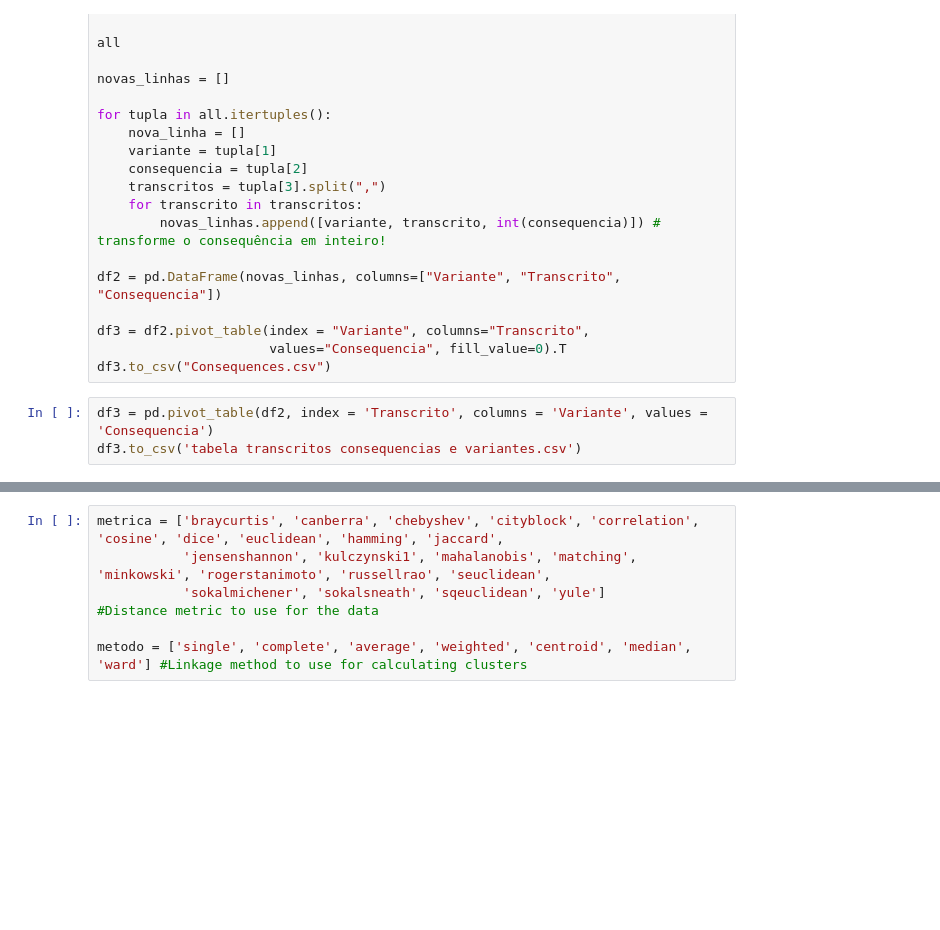
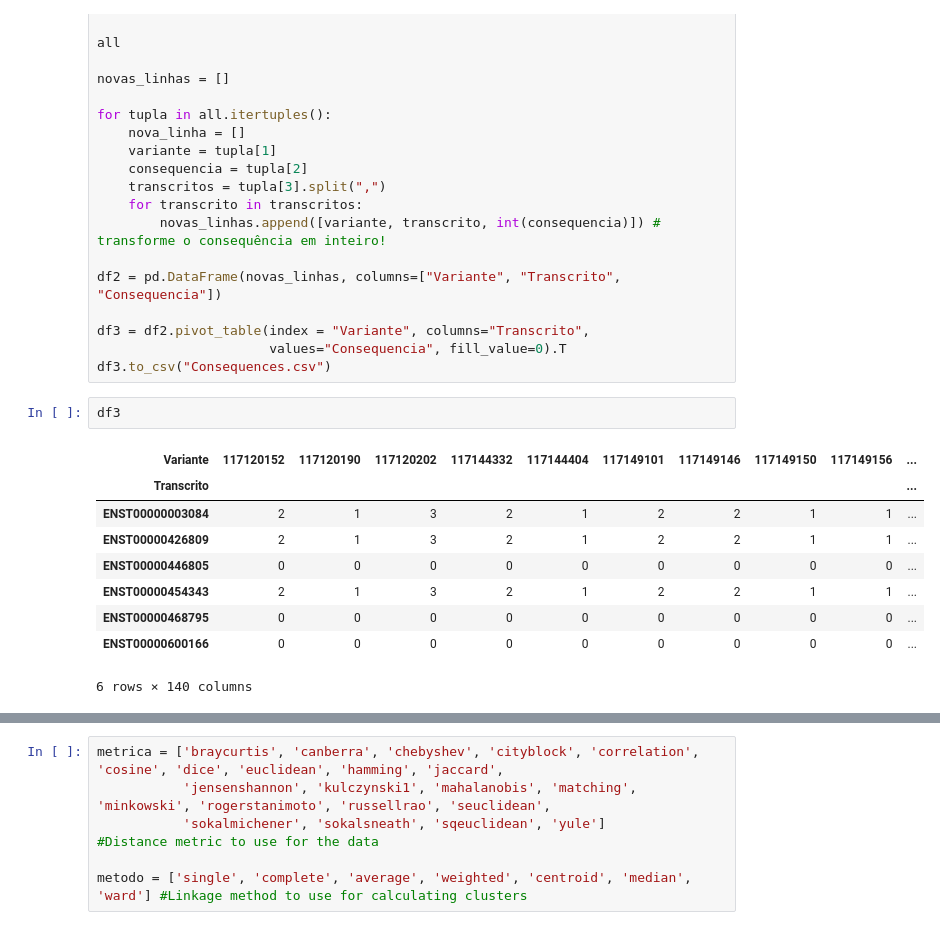
Before and after one commit to Rafaelca70x/estagio-bio-info-LGHM, a Jupyter notebook: tarefa1.ipynb, the cells around one changed output, grey strips where cells are left out. Saved outputs shown, nothing was run; the diff lists cells and outputs as text; blank space fills up the shorter version.

```diff
--- a/tarefa1.ipynb
+++ b/tarefa1.ipynb
@@ -53,9 +53,18 @@ df2 = pd.DataFrame(novas_linhas, columns=["Variante", "Transcrito", "Consequenci
 df3 = df2.pivot_table(index = "Variante", columns="Transcrito",
                       values="Consequencia", fill_value=0).T
 df3.to_csv("Consequences.csv")
-# %%
-df3 = pd.pivot_table(df2, index = 'Transcrito', columns = 'Variante', values = 'Consequencia')
-df3.to_csv('tabela transcritos consequencias e variantes.csv')
+# %%
+df3
+# %% [output]
+| Variante | 117120152 | 117120190 | 117120202 | 117144332 | 117144404 | 117149101 | 117149146 | 117149150 | 117149156 | ... |
+| Transcrito |  |  |  |  |  |  |  |  |  | ... |
+| ENST00000003084 | 2 | 1 | 3 | 2 | 1 | 2 | 2 | 1 | 1 | ... |
+| ENST00000426809 | 2 | 1 | 3 | 2 | 1 | 2 | 2 | 1 | 1 | ... |
+| ENST00000446805 | 0 | 0 | 0 | 0 | 0 | 0 | 0 | 0 | 0 | ... |
+| ENST00000454343 | 2 | 1 | 3 | 2 | 1 | 2 | 2 | 1 | 1 | ... |
+| ENST00000468795 | 0 | 0 | 0 | 0 | 0 | 0 | 0 | 0 | 0 | ... |
+| ENST00000600166 | 0 | 0 | 0 | 0 | 0 | 0 | 0 | 0 | 0 | ... |
+6 rows × 140 columns
 # %%
 fig, ax = plt.subplots(figsize=(20, 3))
 cmap = sns.color_palette("PuBuGn", 5)
```
Also changed, not shown: parts of 5 cells of this notebook.
